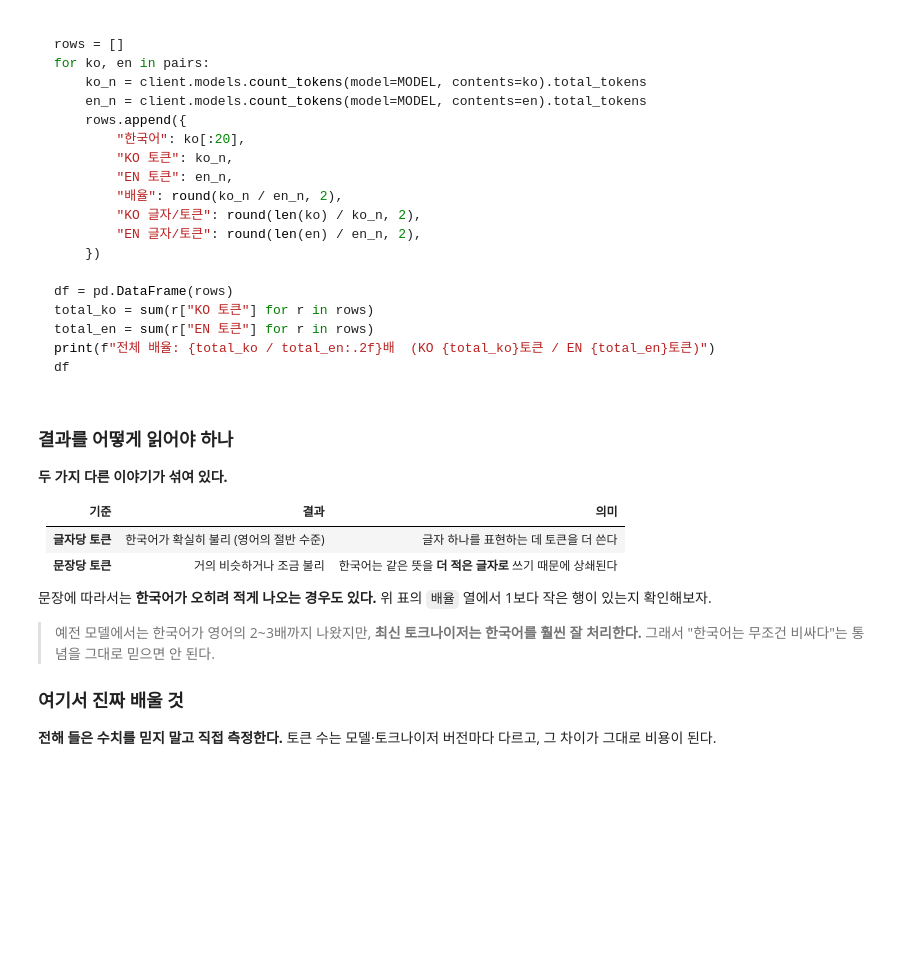
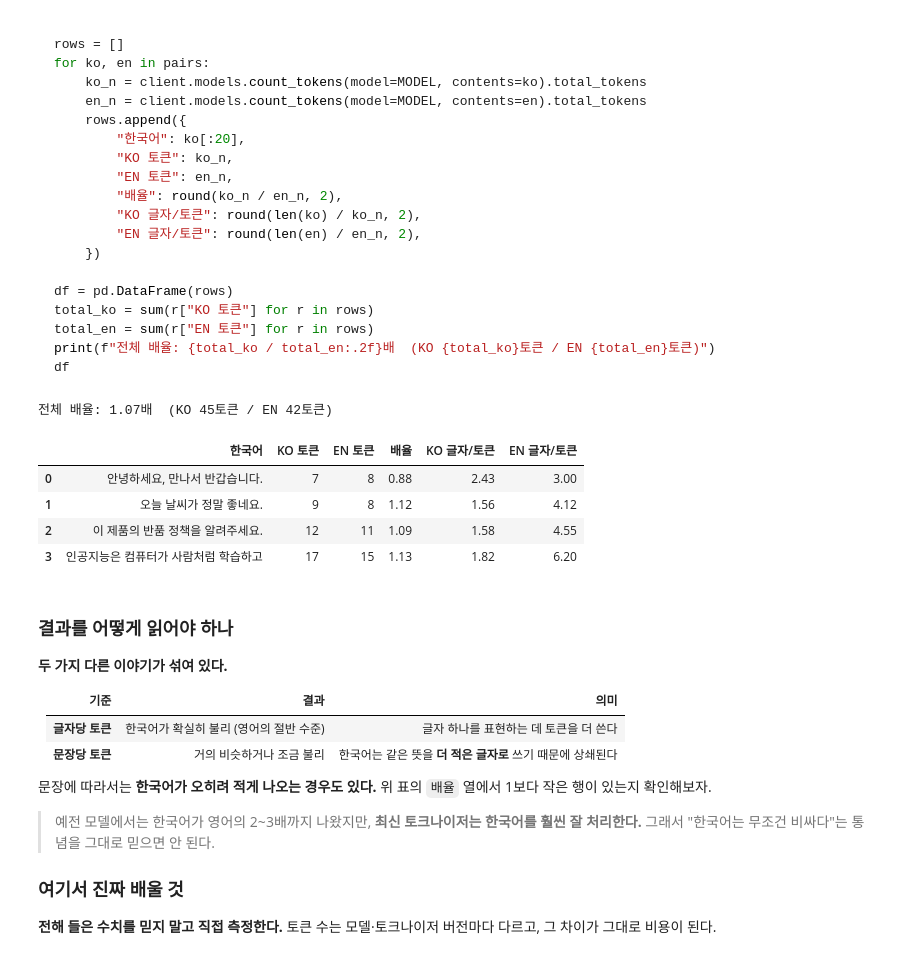
Before and after one commit to Kyeongrak-Choi/AI-Orchestration-Lab, a Jupyter notebook: 2026-aio2_llm-api/notebooks/02_tokens_and_cost.ipynb, the cells around one changed output. Drawn from its saved outputs; the diff is of its cells as text; code cells hidden in the pictures; blank space fills up the shorter version.

```diff
--- a/2026-aio2_llm-api/notebooks/02_tokens_and_cost.ipynb
+++ b/2026-aio2_llm-api/notebooks/02_tokens_and_cost.ipynb
@@ -116,3 +140,40 @@ df
+# %%
+# TODO: 위 참고 코드를 직접 입력하고 실행한다
+#       확인: 배율 열에 1보다 작은 행이 있는지 본다
+
+pairs = [
+    ("안녕하세요, 만나서 반갑습니다.", "Hello, nice to meet you."),
+    ("오늘 날씨가 정말 좋네요.", "The weather is really nice today."),
+    ("이 제품의 반품 정책을 알려주세요.", "Please tell me the return policy for this product."),
+    ("인공지능은 컴퓨터가 사람처럼 학습하고 판단하는 기술이다.",
+     "Artificial intelligence is a technology where computers learn and make decisions like humans."),
+]
+
+rows = []
+for ko, en in pairs:
+    ko_n = client.models.count_tokens(model=MODEL, contents=ko).total_tokens
+    en_n = client.models.count_tokens(model=MODEL, contents=en).total_tokens
+    rows.append({
+        "한국어": ko[:20],
+        "KO 토큰": ko_n,
+        "EN 토큰": en_n,
+        "배율": round(ko_n / en_n, 2),
+        "KO 글자/토큰": round(len(ko) / ko_n, 2),
+        "EN 글자/토큰": round(len(en) / en_n, 2),
+    })
+
+df = pd.DataFrame(rows)
+total_ko = sum(r["KO 토큰"] for r in rows)
+total_en = sum(r["EN 토큰"] for r in rows)
+print(f"전체 배율: {total_ko / total_en:.2f}배  (KO {total_ko}토큰 / EN {total_en}토큰)")
+df
+# %% [output]
+전체 배율: 1.07배  (KO 45토큰 / EN 42토큰)
+|  | 한국어 | KO 토큰 | EN 토큰 | 배율 | KO 글자/토큰 | EN 글자/토큰 |
+| 0 | 안녕하세요, 만나서 반갑습니다. | 7 | 8 | 0.88 | 2.43 | 3.00 |
+| 1 | 오늘 날씨가 정말 좋네요. | 9 | 8 | 1.12 | 1.56 | 4.12 |
+| 2 | 이 제품의 반품 정책을 알려주세요. | 12 | 11 | 1.09 | 1.58 | 4.55 |
+| 3 | 인공지능은 컴퓨터가 사람처럼 학습하고 | 17 | 15 | 1.13 | 1.82 | 6.20 |
 # %% [markdown]
 ### 결과를 어떻게 읽어야 하나
 
```
Also changed, not shown: parts of 12 cells of this notebook, 2 other files.
